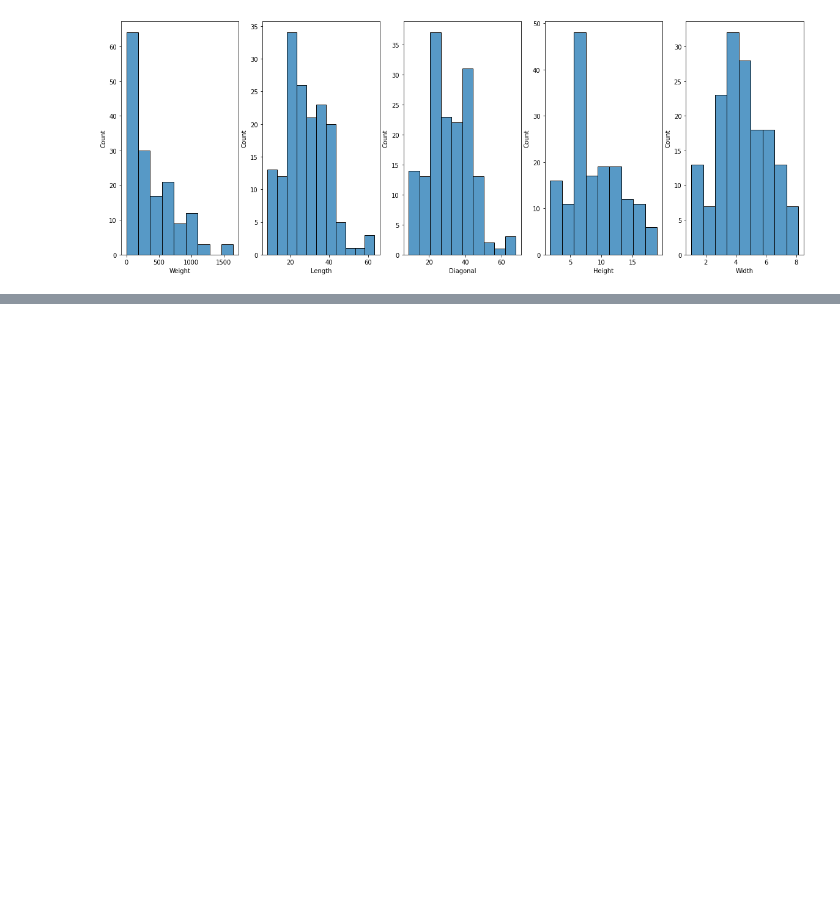
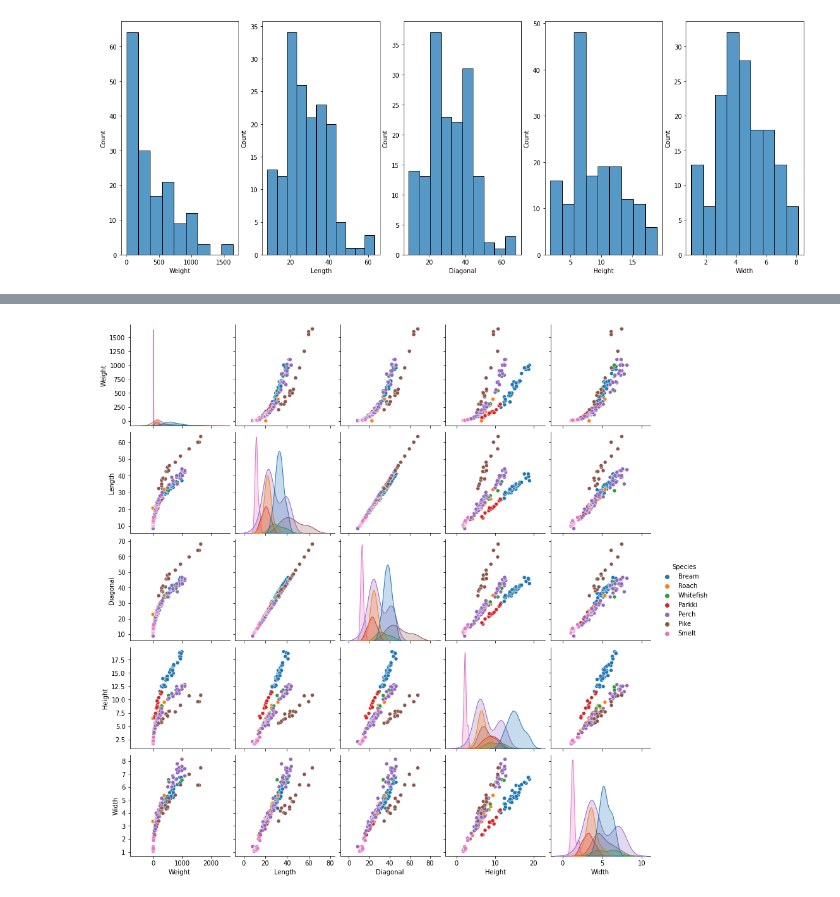
Before and after one commit to esn73/lab_python, a Jupyter notebook: ml02_knn_classification.ipynb, the cells around one changed output, grey strips where cells are left out. Saved outputs shown, nothing was run; the diff lists cells and outputs as text; code cells hidden in the pictures; blank space fills up the shorter version.

```diff
--- a/ml02_knn_classification.ipynb
+++ b/ml02_knn_classification.ipynb
@@ -84,0 +92,5 @@ plt.show()
+# %%
+sns.pairplot(data=fish, hue='Species')
+plt.show()
+# %% [output]
+[figure, added]
```
Also changed, not shown: parts of 11 cells of this notebook.
